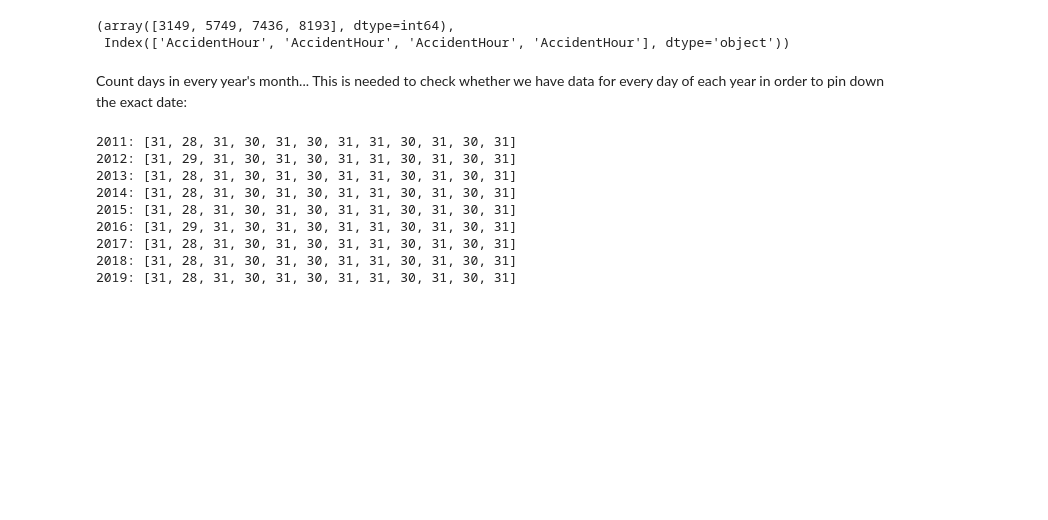
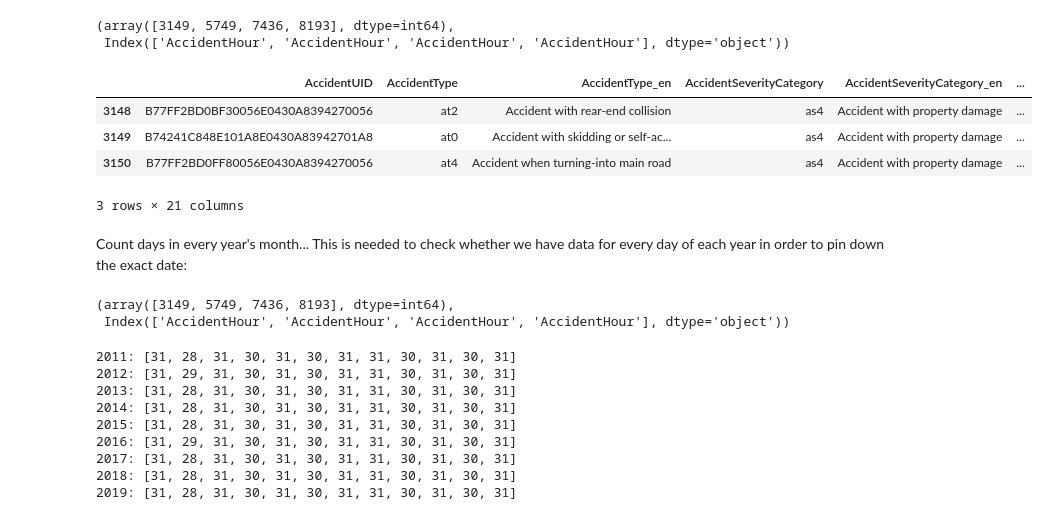
Before and after one commit to Antonio-226/Big-Data-Analytics-Group-Project, a Jupyter notebook: Preprocessing_Accidents.ipynb, the cells around one changed output. Cells and saved outputs as stored; diff of their text form; code cells hidden in the pictures; blank space fills up the shorter version.

```diff
--- a/Preprocessing_Accidents.ipynb
+++ b/Preprocessing_Accidents.ipynb
@@ -70,8 +70,22 @@ idx, df_accidents.columns[idy]
 # %%
 #drop obs from 2020 since weather dataset only contains missing values for this year
 df_accidents = df_accidents[df_accidents['AccidentYear'] != 2020]
+# %%
+df_accidents.loc[3148:3150,:]
+# %% [output]
+|  | AccidentUID | AccidentType | AccidentType_en | AccidentSeverityCategory | AccidentSeverityCategory_en | ... |
+| 3148 | B77FF2BD0BF30056E0430A8394270056 | at2 | Accident with rear-end collision | as4 | Accident with property damage | ... |
+| 3149 | B74241C848E101A8E0430A83942701A8 | at0 | Accident with skidding or self-ac... | as4 | Accident with property damage | ... |
+| 3150 | B77FF2BD0FF80056E0430A8394270056 | at4 | Accident when turning-into main road | as4 | Accident with property damage | ... |
+3 rows × 21 columns
 # %% [markdown]
 Count days in every year's month... This is needed to check whether we have data for every day of each year in order to pin down the exact date:
+# %%
+idx, idy = np.where(pd.isnull(df_accidents))
+idx, df_accidents.columns[idy]
+# %% [output]
+(array([3149, 5749, 7436, 8193], dtype=int64),
+ Index(['AccidentHour', 'AccidentHour', 'AccidentHour', 'AccidentHour'], dtype='object'))
 # %%
 from itertools import groupby
 import calendar
```
Also changed, not shown: parts of 6 cells of this notebook.
